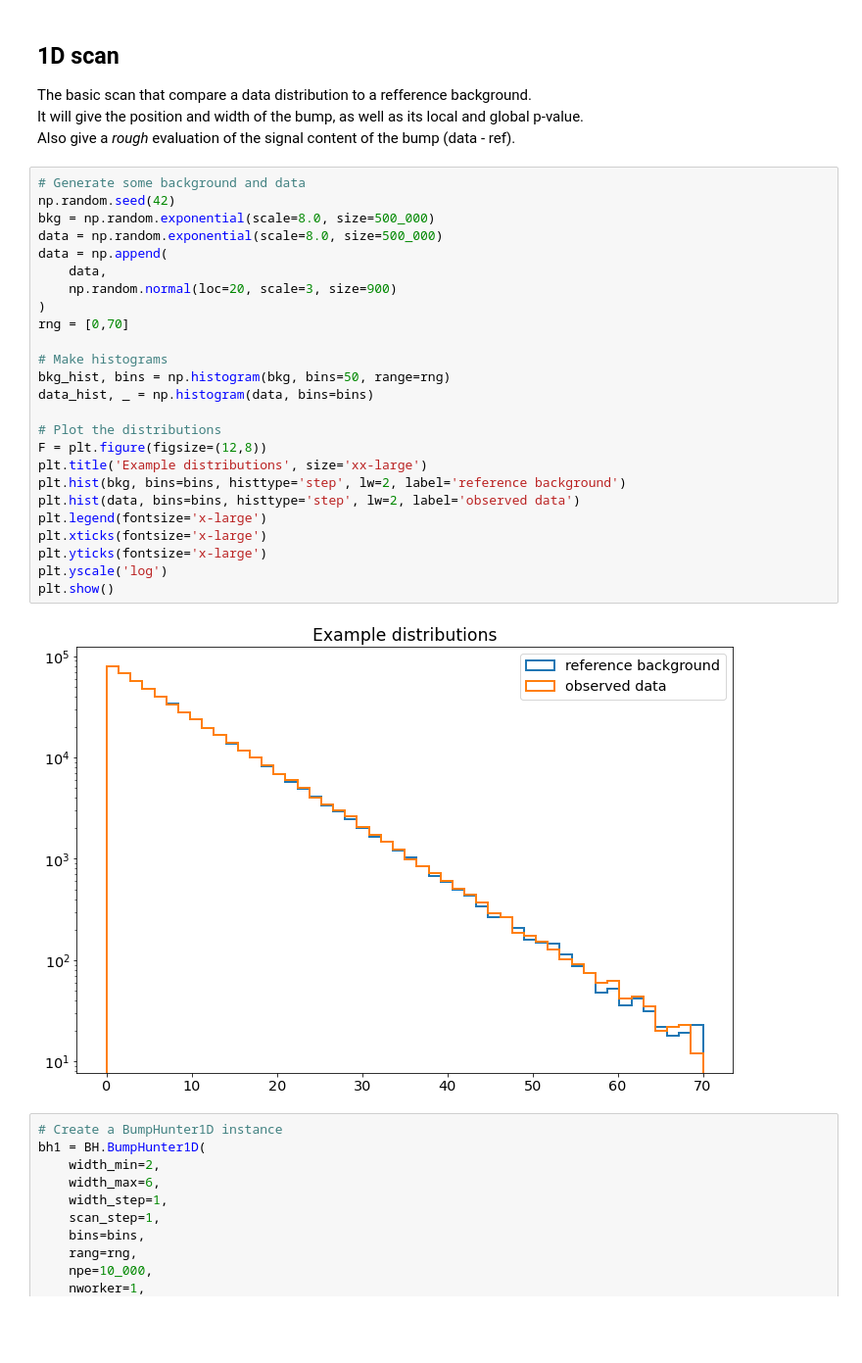
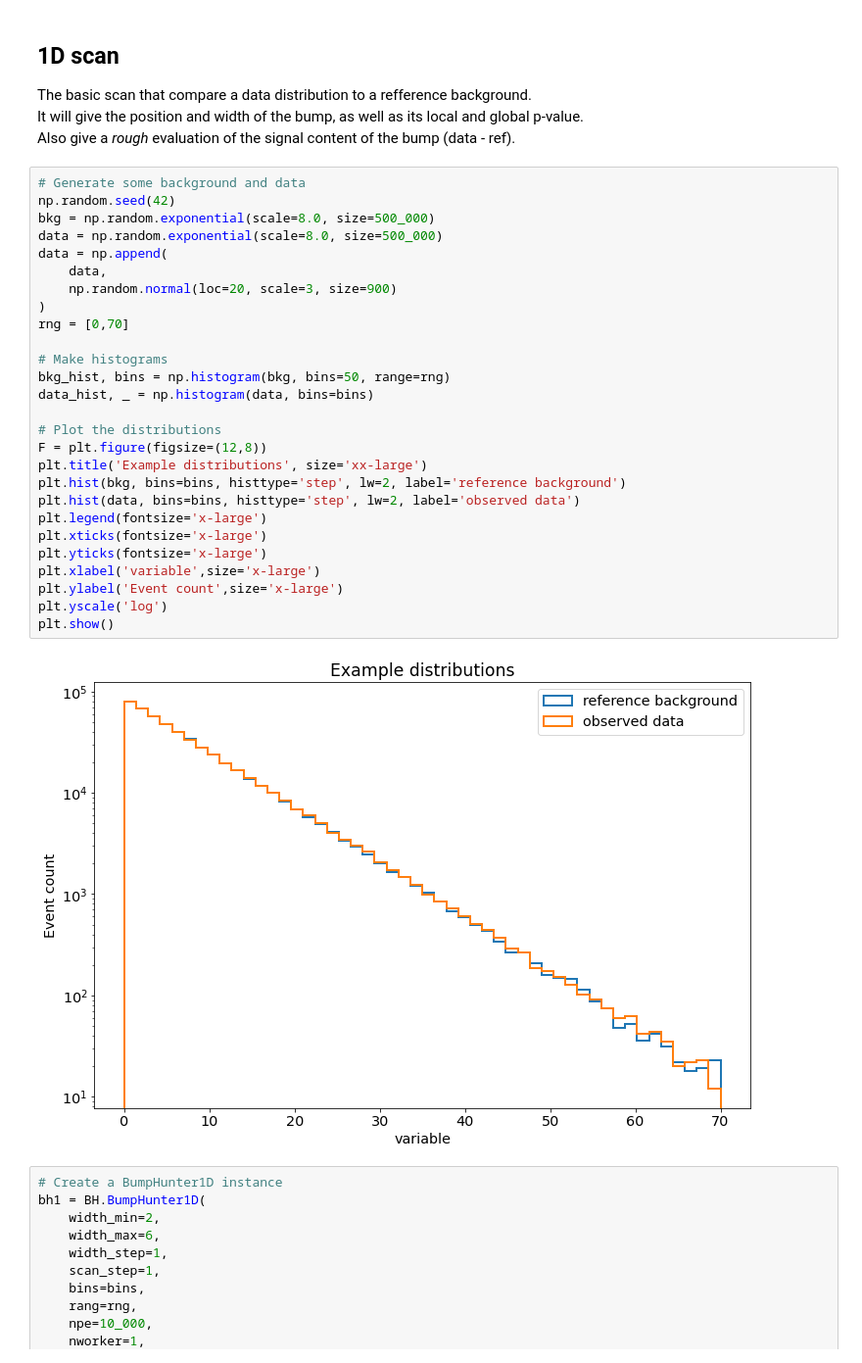
Before and after one commit to lovaslin/pyHEP-notebook-talk, a Jupyter notebook: talk.ipynb, the cells around one changed output. Shown: that part at 98% size. Drawn from its saved outputs; the diff is of its cells as text; blank space fills up the shorter version.

```diff
--- a/talk.ipynb
+++ b/talk.ipynb
@@ -60,30 +60,32 @@ Also give a *rough* evaluation of the signal content of the bump (data - ref).
 # %%
 # Generate some background and data
 np.random.seed(42)
 bkg = np.random.exponential(scale=8.0, size=500_000)
 data = np.random.exponential(scale=8.0, size=500_000)
 data = np.append(
     data,
     np.random.normal(loc=20, scale=3, size=900)
 )
 rng = [0,70]
 
 # Make histograms
 bkg_hist, bins = np.histogram(bkg, bins=50, range=rng)
 data_hist, _ = np.histogram(data, bins=bins)
 
 # Plot the distributions
 F = plt.figure(figsize=(12,8))
 plt.title('Example distributions', size='xx-large')
 plt.hist(bkg, bins=bins, histtype='step', lw=2, label='reference background')
 plt.hist(data, bins=bins, histtype='step', lw=2, label='observed data')
 plt.legend(fontsize='x-large')
 plt.xticks(fontsize='x-large')
 plt.yticks(fontsize='x-large')
+plt.xlabel('variable',size='x-large')
+plt.ylabel('Event count',size='x-large')
 plt.yscale('log')
 plt.show()
 # %% [output]
-[figure, old version]
+[figure, new version]
 # %%
 # Create a BumpHunter1D instance
 bh1 = BH.BumpHunter1D(
```
Also changed, not shown: parts of 8 cells of this notebook.
